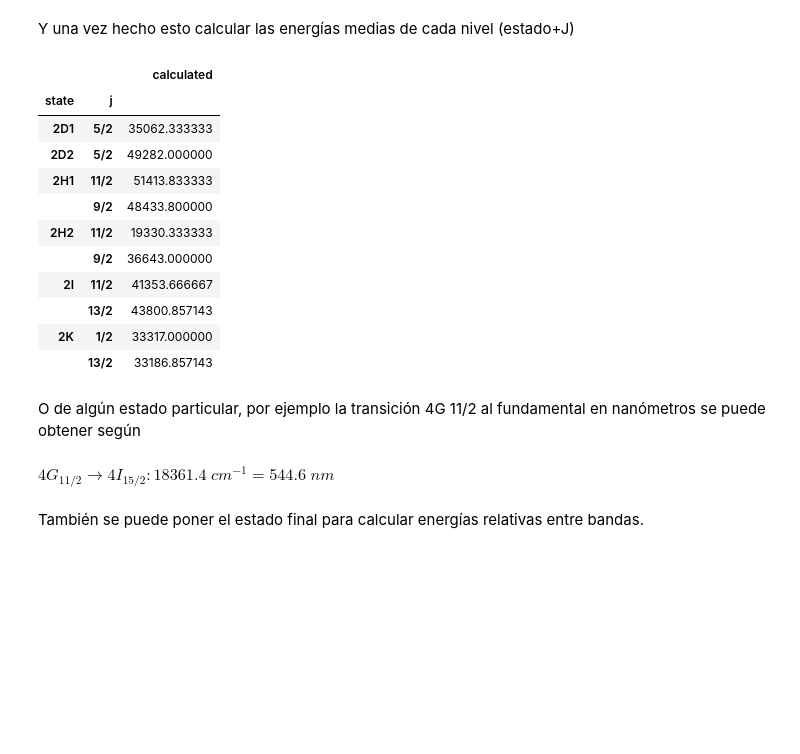
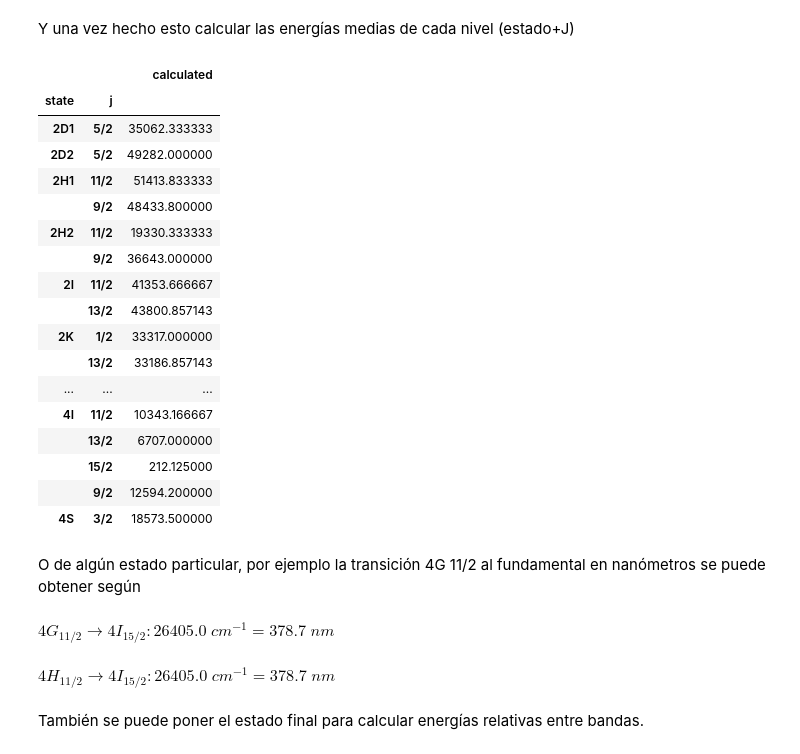
Before and after one commit to jubujjamer/pyucnp, a Jupyter notebook: notebooks/Energy levels.ipynb, the cells around one changed output. Saved outputs shown, nothing was run; the diff lists cells and outputs as text; code cells hidden in the pictures; blank space fills up the shorter version.

```diff
--- a/notebooks/Energy levels.ipynb
+++ b/notebooks/Energy levels.ipynb
@@ -55,29 +55,37 @@ print(er.available_states())
 Y una vez hecho esto calcular las energías medias de cada nivel (estado+J)
 # %%
 # Los primeros 10 valores
-er.energy_levels(units='wavenumber').head(10)
+er.energy_levels(units='wavenumber').head(60)
 # %% [output]
 |  |  | calculated |
 | state | j |  |
 | 2D1 | 5/2 | 35062.333333 |
 | 2D2 | 5/2 | 49282.000000 |
 | 2H1 | 11/2 | 51413.833333 |
 |  | 9/2 | 48433.800000 |
 | 2H2 | 11/2 | 19330.333333 |
 |  | 9/2 | 36643.000000 |
 | 2I | 11/2 | 41353.666667 |
 |  | 13/2 | 43800.857143 |
 | 2K | 1/2 | 33317.000000 |
 |  | 13/2 | 33186.857143 |
+| ... | ... | ... |
+| 4I | 11/2 | 10343.166667 |
+|  | 13/2 | 6707.000000 |
+|  | 15/2 | 212.125000 |
+|  | 9/2 | 12594.200000 |
+| 4S | 3/2 | 18573.500000 |
 # %% [markdown]
 O de algún estado particular, por ejemplo la transición 4G 11/2 al fundamental en nanómetros se puede obtener según
 # %%
-mean_e, std_e = er.mean_energy(('4S', '3/2'))
-f"Transition 4G 11/2 -> 4I 15/2 is {mean_e:.1f} cm^-1 or {wavenumber_to_nm(mean_e):.1f} nm"
+mean_e, std_e = er.mean_energy(('4G', '11/2'))
+f"Transition 4H 11/2 -> 4I 15/2 is {mean_e:.1f} cm^-1 or {wavenumber_to_nm(mean_e):.1f} nm"
 # wavenumber_to_nm(er.mean_energy('4G', '11/2'))
 display(Math(fr"4G_{{11/2}} \rightarrow 4I_{{15/2}}: {mean_e:.1f}\; cm^{{-1}} = {wavenumber_to_nm(mean_e):.1f}\;nm"))
+display(Math(fr"4H_{{11/2}} \rightarrow 4I_{{15/2}}: {mean_e:.1f}\; cm^{{-1}} = {wavenumber_to_nm(mean_e):.1f}\;nm"))
 # %% [output]
-$\displaystyle 4G_{11/2} \rightarrow 4I_{15/2}: 18361.4\; cm^{-1} = 544.6\;nm$
+$\displaystyle 4G_{11/2} \rightarrow 4I_{15/2}: 26405.0\; cm^{-1} = 378.7\;nm$
+$\displaystyle 4H_{11/2} \rightarrow 4I_{15/2}: 26405.0\; cm^{-1} = 378.7\;nm$
 # %% [markdown]
 También se puede poner el estado final para calcular energías relativas entre bandas.
 # %%
```
Also changed, not shown: parts of 3 cells of this notebook, 3 other files.
